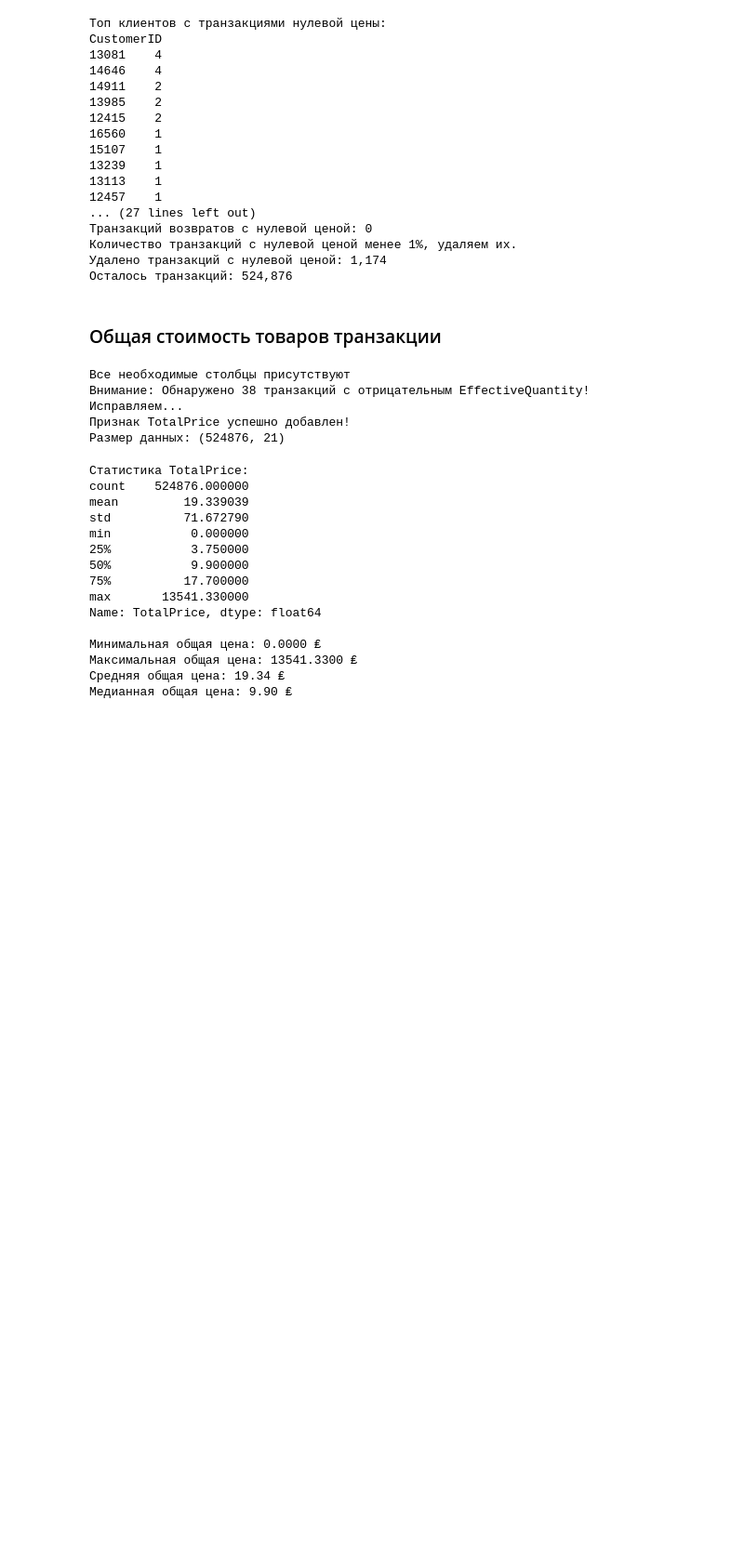
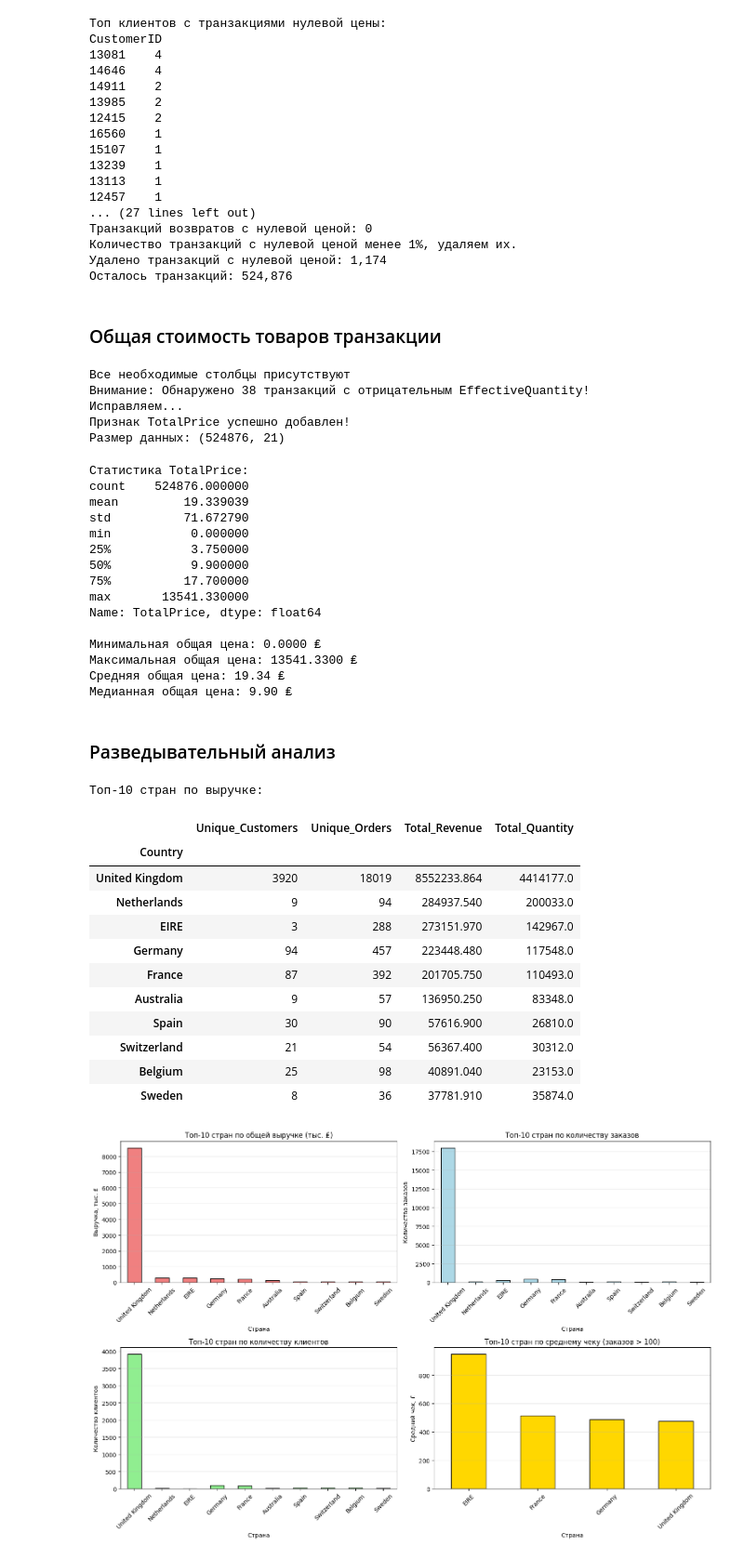
Before and after one commit to UlyanaGru/transactions, a Jupyter notebook: transactions.ipynb, the cells around one changed output. Shown: that part at 93% size. Saved outputs shown, nothing was run; the diff lists cells and outputs as text; code cells hidden in the pictures; blank space fills up the shorter version.

Commit message:
visual analysis of orders

```diff
--- a/transactions.ipynb
+++ b/transactions.ipynb
@@ -820,3 +820,77 @@ Name: TotalPrice, dtype: float64
 Максимальная общая цена: 13541.3300 ₤
 Средняя общая цена: 19.34 ₤
 Медианная общая цена: 9.90 ₤
+# %% [markdown]
+### Разведывательный анализ
+# %%
+#Клиенты из каких стран покупают больше и чаще?
+country_stats = data.groupby('Country').agg({
+    'CustomerID': 'nunique',
+    'InvoiceNo': 'nunique',
+    'TotalPrice': 'sum',
+    'EffectiveQuantity': 'sum'
+}).rename(columns={
+    'CustomerID': 'Unique_Customers',
+    'InvoiceNo': 'Unique_Orders',
+    'TotalPrice': 'Total_Revenue',
+    'EffectiveQuantity': 'Total_Quantity'
+}).sort_values('Total_Revenue', ascending=False)
+print('Топ-10 стран по выручке:')
+display(country_stats.head(10))
+
+#Визуализация
+plt.figure(figsize=(15, 10))
+#Топ стран по выручке
+plt.subplot(2, 2, 1)
+top_countries_revenue = country_stats.head(10)['Total_Revenue'] / 1000  #в тысячах
+top_countries_revenue.plot(kind='bar', color='lightcoral')
+plt.title('Топ-10 стран по общей выручке (тыс. ₤)')
+plt.xlabel('Страна')
+plt.ylabel('Выручка, тыс. ₤')
+plt.xticks(rotation=45)
+plt.grid(axis='y', alpha=0.3)
+#Топ стран по количеству заказов
+plt.subplot(2, 2, 2)
+top_countries_orders = country_stats.head(10)['Unique_Orders']
+top_countries_orders.plot(kind='bar', color='lightblue')
+plt.title('Топ-10 стран по количеству заказов')
+plt.xlabel('Страна')
+plt.ylabel('Количество заказов')
+plt.xticks(rotation=45)
+plt.grid(axis='y', alpha=0.3)
+#Топ стран по количеству клиентов
+plt.subplot(2, 2, 3)
+top_countries_customers = country_stats.head(10)['Unique_Customers']
+top_countries_customers.plot(kind='bar', color='lightgreen')
+plt.title('Топ-10 стран по количеству клиентов')
+plt.xlabel('Страна')
+plt.ylabel('Количество клиентов')
+plt.xticks(rotation=45)
+plt.grid(axis='y', alpha=0.3)
+#Средний чек по странам
+country_stats['Avg_Order_Value'] = country_stats['Total_Revenue'] / country_stats['Unique_Orders']
+plt.subplot(2, 2, 4)
+top_countries_avg = country_stats[country_stats['Unique_Orders'] > 100].nlargest(10, 'Avg_Order_Value')['Avg_Order_Value']
+top_countries_avg.plot(kind='bar', color='gold')
+plt.title('Топ-10 стран по среднему чеку (заказов > 100)')
+plt.xlabel('Страна')
+plt.ylabel('Средний чек, ₤')
+plt.xticks(rotation=45)
+plt.grid(axis='y', alpha=0.3)
+plt.tight_layout()
+plt.show()
+# %% [output]
+Топ-10 стран по выручке:
+|  | Unique_Customers | Unique_Orders | Total_Revenue | Total_Quantity |
+| Country |  |  |  |  |
+| United Kingdom | 3920 | 18019 | 8552233.864 | 4414177.0 |
+| Netherlands | 9 | 94 | 284937.540 | 200033.0 |
+| EIRE | 3 | 288 | 273151.970 | 142967.0 |
+| Germany | 94 | 457 | 223448.480 | 117548.0 |
+| France | 87 | 392 | 201705.750 | 110493.0 |
+| Australia | 9 | 57 | 136950.250 | 83348.0 |
+| Spain | 30 | 90 | 57616.900 | 26810.0 |
+| Switzerland | 21 | 54 | 56367.400 | 30312.0 |
+| Belgium | 25 | 98 | 40891.040 | 23153.0 |
+| Sweden | 8 | 36 | 37781.910 | 35874.0 |
+[figure, added]
```
Also changed, not shown: parts of 6 cells of this notebook.
